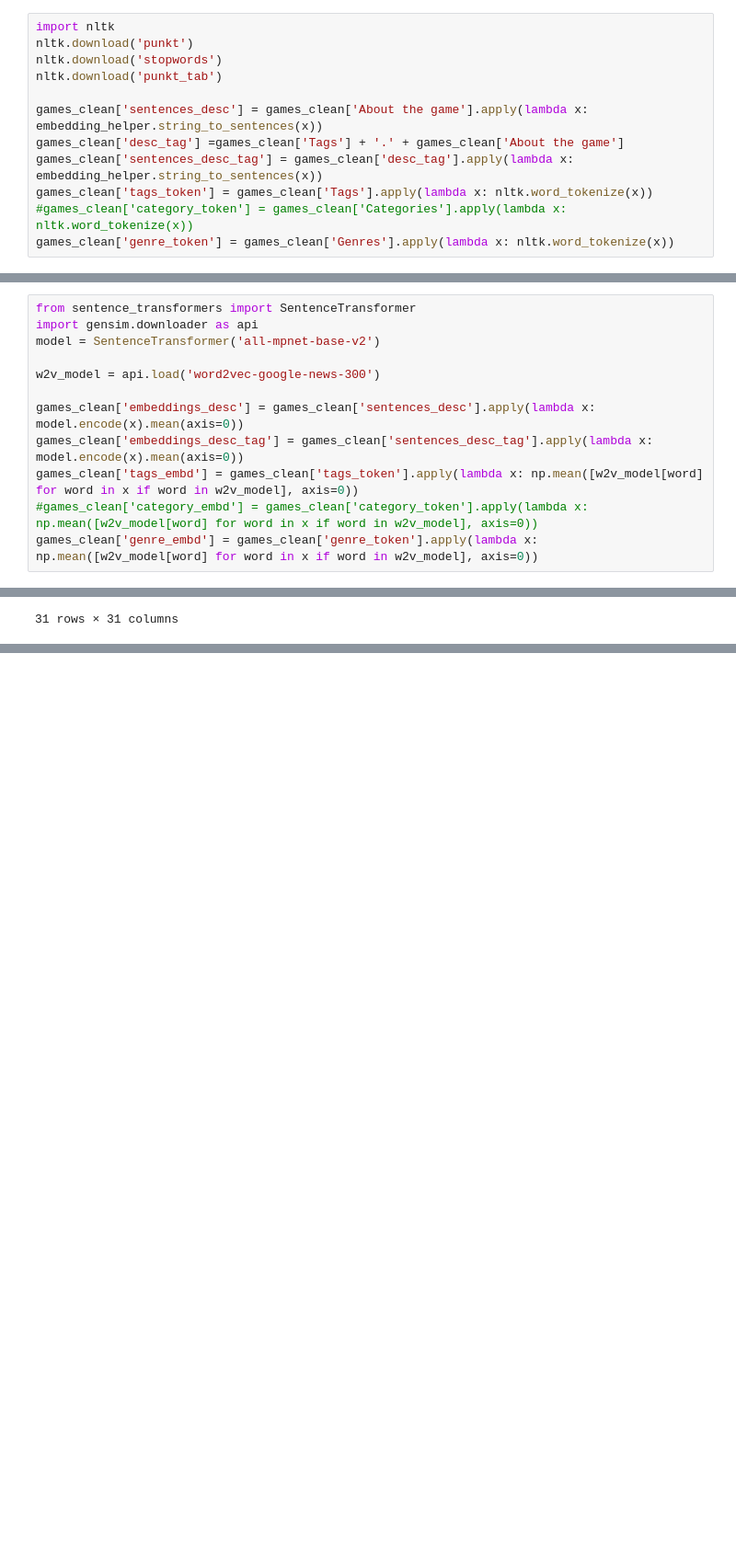
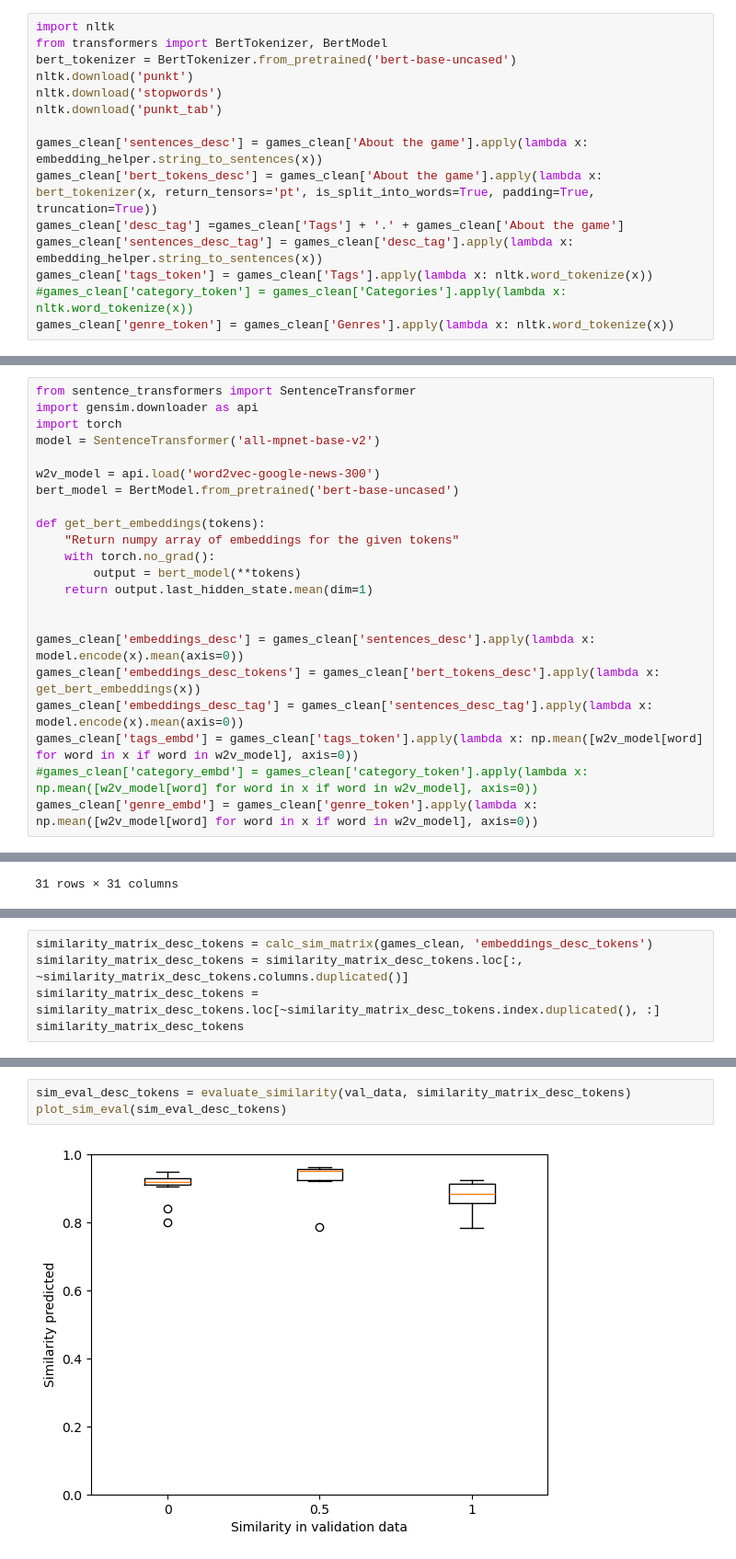
Before and after one commit to V8-Luky/dspro1, a Jupyter notebook: embedding_experiments/validation_comparison.ipynb, the cells around one changed output, grey strips where cells are left out. Shown at 92% size. Drawn from its saved outputs; the diff is of its cells as text; blank space fills up the shorter version.

Commit message:
Experiment word embeddings

```diff
--- a/embedding_experiments/validation_comparison.ipynb
+++ b/embedding_experiments/validation_comparison.ipynb
@@ -74,11 +74,14 @@ games_clean
 32 rows × 22 columns
 # %%
 import nltk
+from transformers import BertTokenizer, BertModel
+bert_tokenizer = BertTokenizer.from_pretrained('bert-base-uncased')
 nltk.download('punkt')
 nltk.download('stopwords')
 nltk.download('punkt_tab')
 
 games_clean['sentences_desc'] = games_clean['About the game'].apply(lambda x: embedding_helper.string_to_sentences(x))
+games_clean['bert_tokens_desc'] = games_clean['About the game'].apply(lambda x: bert_tokenizer(x, return_tensors='pt', is_split_into_words=True, padding=True, truncation=True))
 games_clean['desc_tag'] =games_clean['Tags'] + '.' + games_clean['About the game']
 games_clean['sentences_desc_tag'] = games_clean['desc_tag'].apply(lambda x: embedding_helper.string_to_sentences(x))
 games_clean['tags_token'] = games_clean['Tags'].apply(lambda x: nltk.word_tokenize(x))
@@ -111,11 +108,21 @@ Name: sentences_desc_tag, dtype: object
 # %%
 from sentence_transformers import SentenceTransformer
 import gensim.downloader as api
+import torch
 model = SentenceTransformer('all-mpnet-base-v2')
 
 w2v_model = api.load('word2vec-google-news-300')
+bert_model = BertModel.from_pretrained('bert-base-uncased')
+
+def get_bert_embeddings(tokens):
+    "Return numpy array of embeddings for the given tokens"
+    with torch.no_grad():
+        output = bert_model(**tokens)
+    return output.last_hidden_state.mean(dim=1)
+
 
 games_clean['embeddings_desc'] = games_clean['sentences_desc'].apply(lambda x: model.encode(x).mean(axis=0))
+games_clean['embeddings_desc_tokens'] = games_clean['bert_tokens_desc'].apply(lambda x: get_bert_embeddings(x))
 games_clean['embeddings_desc_tag'] = games_clean['sentences_desc_tag'].apply(lambda x: model.encode(x).mean(axis=0))
 games_clean['tags_embd'] = games_clean['tags_token'].apply(lambda x: np.mean([w2v_model[word] for word in x if word in w2v_model], axis=0))
 #games_clean['category_embd'] = games_clean['category_token'].apply(lambda x: np.mean([w2v_model[word] for word in x if word in w2v_model], axis=0))
@@ -371,0 +381,5 @@ plot_sim_eval(sim_eval_genres)
+# %%
+similarity_matrix_desc_tokens = calc_sim_matrix(games_clean, 'embeddings_desc_tokens')
+similarity_matrix_desc_tokens = similarity_matrix_desc_tokens.loc[:, ~similarity_matrix_desc_tokens.columns.duplicated()]
+similarity_matrix_desc_tokens = similarity_matrix_desc_tokens.loc[~similarity_matrix_desc_tokens.index.duplicated(), :]
+similarity_matrix_desc_tokens
@@ -371,0 +406,5 @@ plot_sim_eval(sim_eval_genres)
+# %%
+sim_eval_desc_tokens = evaluate_similarity(val_data, similarity_matrix_desc_tokens)
+plot_sim_eval(sim_eval_desc_tokens)
+# %% [output]
+[figure, added]
```
Also changed, not shown: parts of 3 cells of this notebook.
